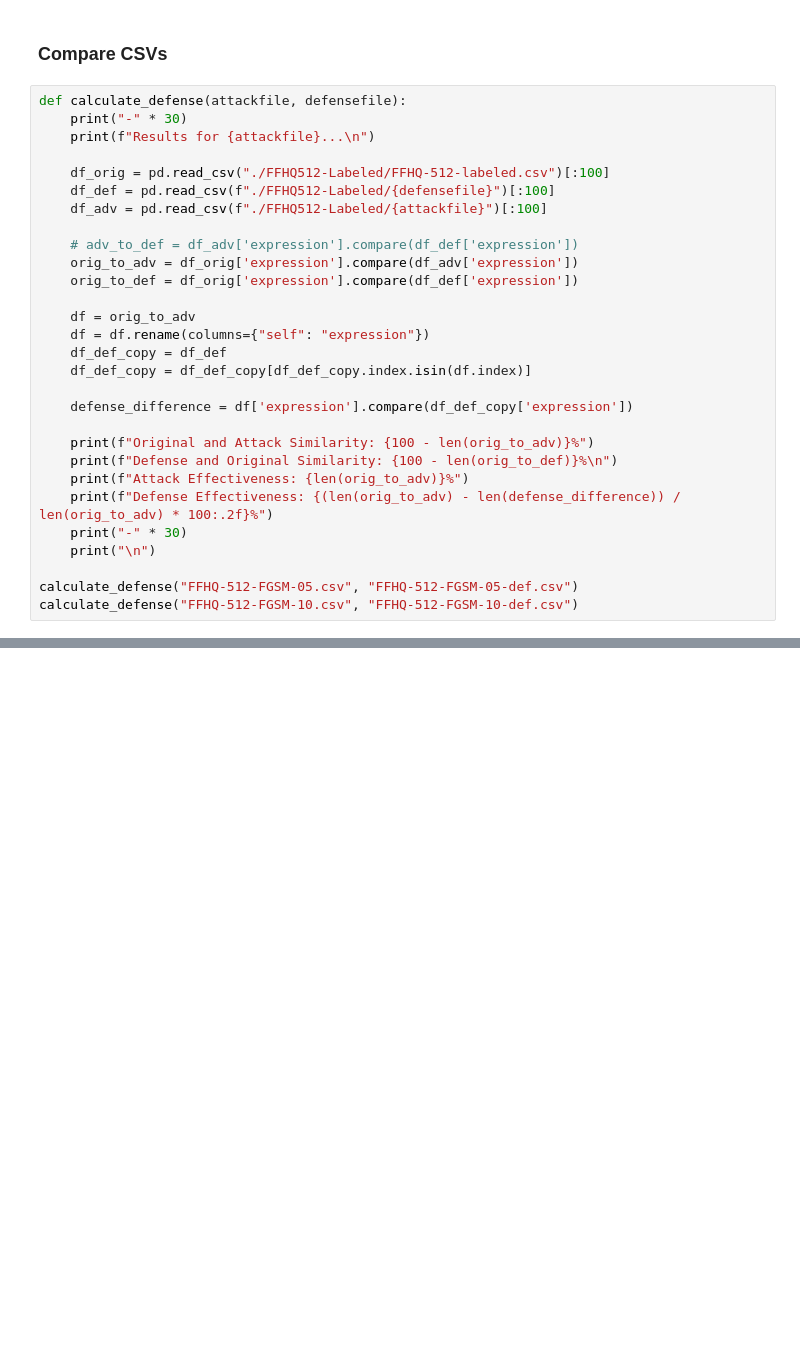
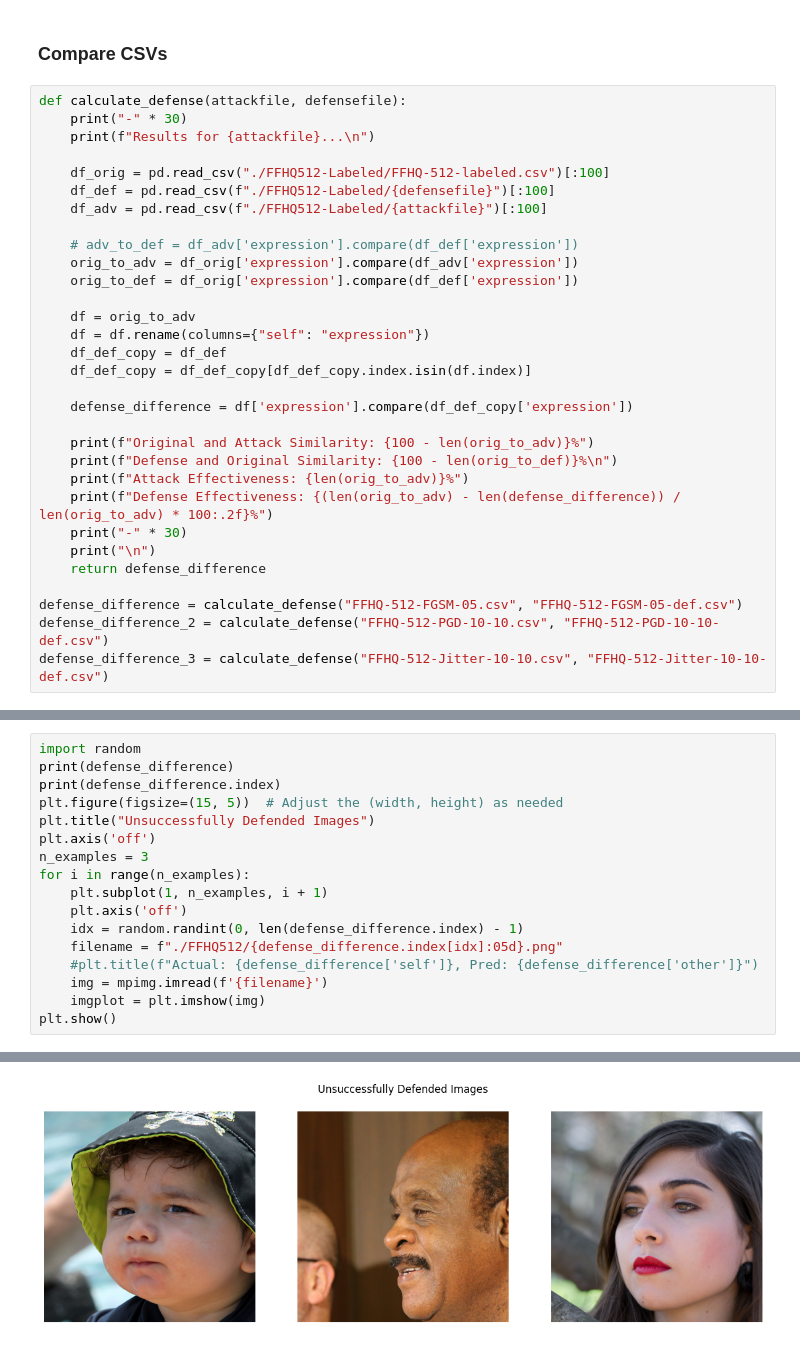
Before and after one commit to hassledw/StyleCLIP_Defense, a Jupyter notebook: ViTClassifier.ipynb, the cells around one changed output, grey strips where cells are left out. Saved outputs shown, nothing was run; the diff lists cells and outputs as text; blank space fills up the shorter version.

Commit message:
added visualization

```diff
--- a/ViTClassifier.ipynb
+++ b/ViTClassifier.ipynb
@@ -317,9 +316,11 @@ def calculate_defense(attackfile, defensefile):
     print(f"Defense Effectiveness: {(len(orig_to_adv) - len(defense_difference)) / len(orig_to_adv) * 100:.2f}%")
     print("-" * 30)
     print("\n")
+    return defense_difference
 
-calculate_defense("FFHQ-512-FGSM-05.csv", "FFHQ-512-FGSM-05-def.csv")
-calculate_defense("FFHQ-512-FGSM-10.csv", "FFHQ-512-FGSM-10-def.csv")
+defense_difference = calculate_defense("FFHQ-512-FGSM-05.csv", "FFHQ-512-FGSM-05-def.csv")
+defense_difference_2 = calculate_defense("FFHQ-512-PGD-10-10.csv", "FFHQ-512-PGD-10-10-def.csv")
+defense_difference_3 = calculate_defense("FFHQ-512-Jitter-10-10.csv", "FFHQ-512-Jitter-10-10-def.csv")
 # %% [output]
 ------------------------------
 Results for FFHQ-512-FGSM-05.csv...
@@ -343,0 +344,18 @@ Defense Effectiveness: 42.50%
+# %%
+import random
+print(defense_difference)
+print(defense_difference.index)
+plt.figure(figsize=(15, 5))  # Adjust the (width, height) as needed
+plt.title("Unsuccessfully Defended Images")
+plt.axis('off')
+n_examples = 3
+for i in range(n_examples):
+    plt.subplot(1, n_examples, i + 1)
+    plt.axis('off')
+    idx = random.randint(0, len(defense_difference.index) - 1)
+    filename = f"./FFHQ512/{defense_difference.index[idx]:05d}.png"
+    #plt.title(f"Actual: {defense_difference['self']}, Pred: {defense_difference['other']}")
+    img = mpimg.imread(f'{filename}')
+    imgplot = plt.imshow(img)
+plt.show()
+# %% [output]
@@ -343,0 +375 @@ Defense Effectiveness: 42.50%
+[figure, added]
```
Also changed, not shown: parts of 6 cells of this notebook, 8 other files.
